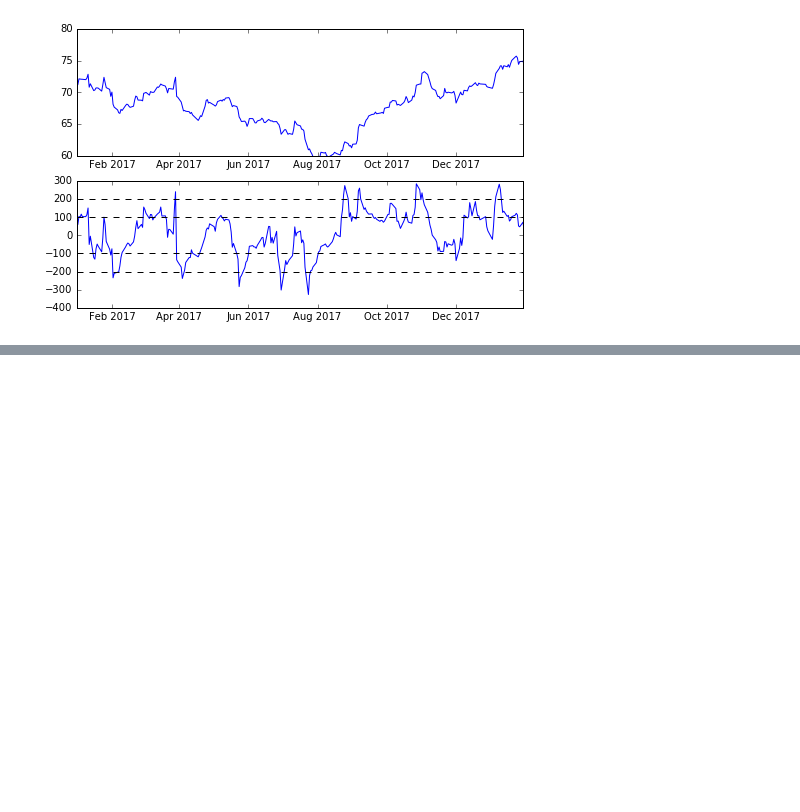
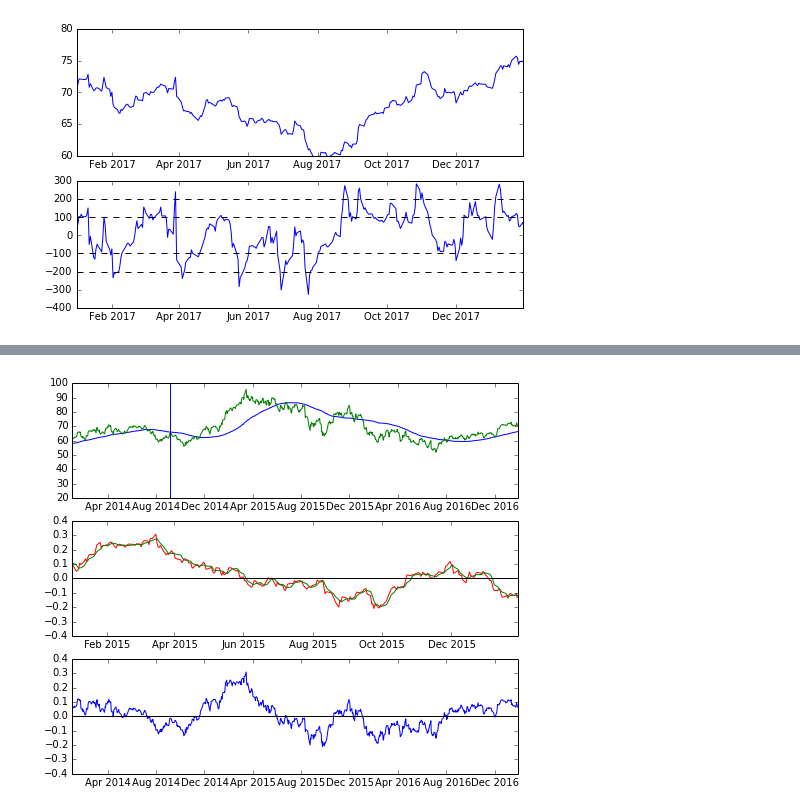
Before and after one commit to fabkno/project_one, a Jupyter notebook: notebooks/chartmarkers.ipynb, the cells around one changed output, grey strips where cells are left out. Cells and saved outputs as stored; diff of their text form; code cells hidden in the pictures; blank space fills up the shorter version.

```diff
--- a/notebooks/chartmarkers.ipynb
+++ b/notebooks/chartmarkers.ipynb
@@ -420,0 +406,13 @@ print test[['Date','MACD']].tail(5)
+# %%
+ob = StockUpdater(PathData='/home/fabian/project_one/data/')
+sma200rel = ob._return_relative_roll_mean(raw_data=dai,window_size=100)
+sma = pd.DataFrame(index=dai.index)
+
+sma['100']= pd.Series.rolling(dai['Close'],window=100).mean()
+
+test = ob._get_average_slope(sma['100'],window=14)
+
+sma['diff'] = sma['100'].diff(periods=1)
+sma['diff_smma'] = ob._get_smma(sma,window_size=14,column='diff')
+print sma.tail(5)
+print sma200rel.loc[sma200rel.abs()<1e-3  ]
@@ -420,0 +437,25 @@ print test[['Date','MACD']].tail(5)
+# %%
+fig,ax = plt.subplots(3,1,figsize=(8,7))
+
+ax[0].plot(sma.index,sma['100'])
+ax[0].plot(dai.index,dai['Close'])
+ax[0].set_xlim(datetime.datetime(2014,1,1),datetime.datetime(2017,1,29))
+ax[0].axvline('2014-09-05')
+#ax[1].plot(sma.index,pd.Series.rolling(sma.diff(periods=1),window=14).mean())
+#ax[1].plot(sma.index,pd.Series.rolling(sma['100'].diff(periods=1),window=14).mean()/sma['100'],c='b')
+#ax[1].plot(test.index,test,c='r')
+ax[1].plot(sma200rel.index,sma200rel,c='r')
+ax[1].plot(sma200rel.index,ob._get_average_for_crossing_direction(sma200rel,window=10))
+
+#ax[1].plot(sma200rel.index,sma200rel/sma200rel.max(),c='b')
+#ax[1].plot(sma200rel.index,pd.Series.rolling(sma200rel,window=5).mean()*10,c='g')
+ax[1].set_xlim(datetime.datetime(2015,1,1),datetime.datetime(2016,1,29))
+ax[1].axhline(0,c='k')
+
+
+ax[2].plot(sma200rel.index,sma200rel)
+ax[2].set_xlim(datetime.datetime(2014,1,1),datetime.datetime(2017,1,29))
+ax[2].axhline(0,c='k')
+plt.show()
+# %% [output]
+[figure, added]
```
Also changed, not shown: parts of 4 cells of this notebook.
